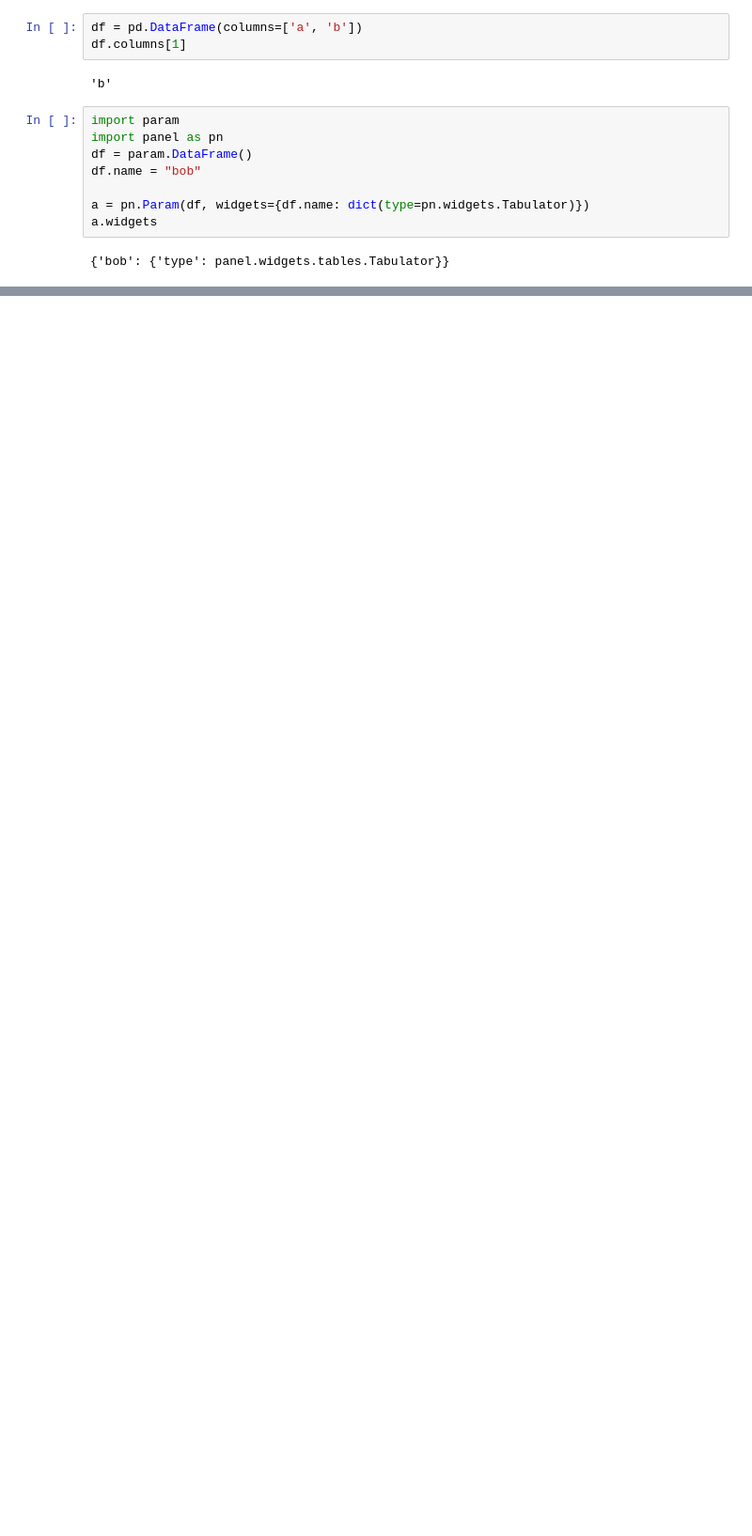
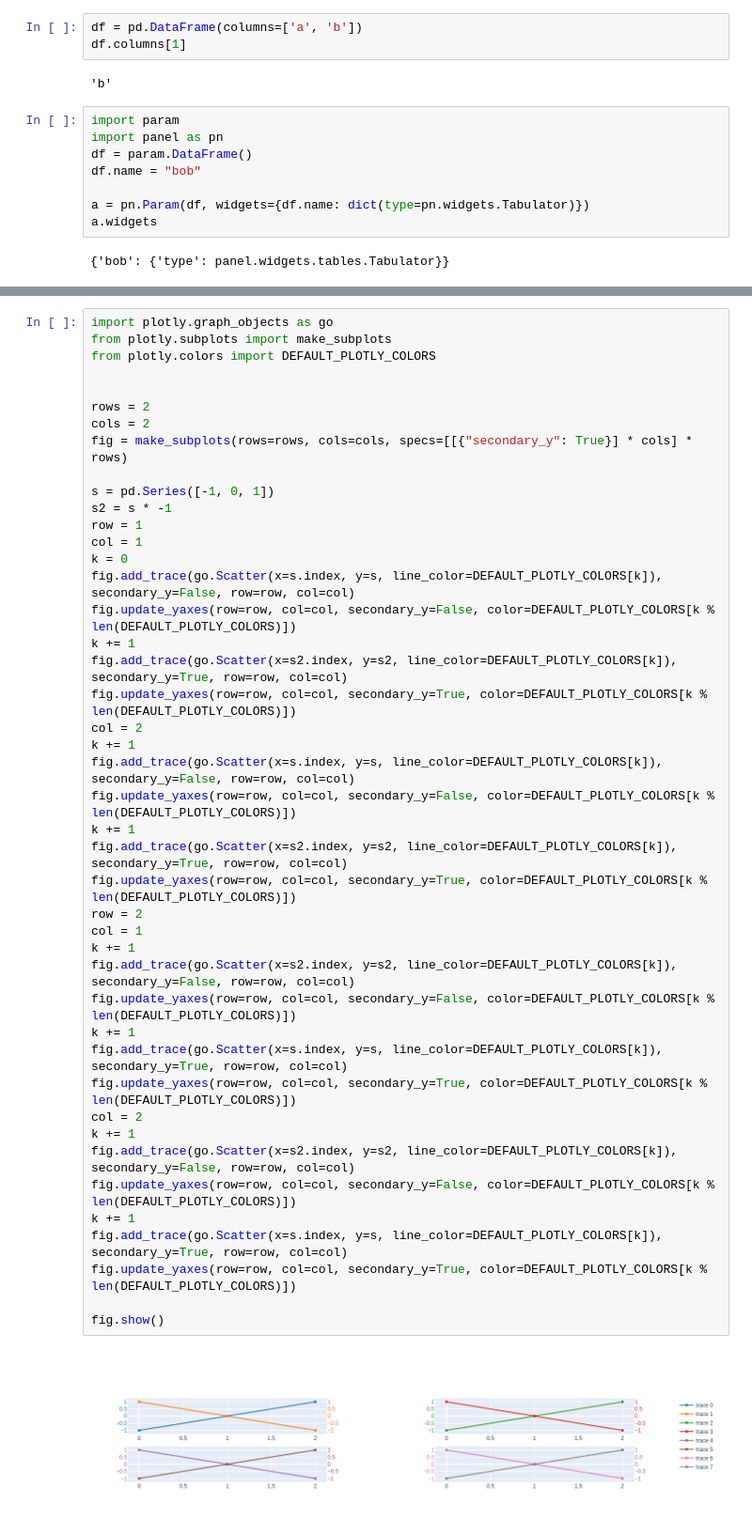
Before and after one commit to atantet/agri-notebooks, a Jupyter notebook: bilan_hydrique_observation_horaire.ipynb, the cells around one changed output, grey strips where cells are left out. Shown: that part at 94% size. Cells and saved outputs as stored; diff of their text form; blank space fills up the shorter version.

Commit message:
amélioration du plot météo couleurs

```diff
--- a/bilan_hydrique_observation_horaire.ipynb
+++ b/bilan_hydrique_observation_horaire.ipynb
@@ -81,0 +74,46 @@ False
+# %%
+import plotly.graph_objects as go
+from plotly.subplots import make_subplots
+from plotly.colors import DEFAULT_PLOTLY_COLORS
+
+
+rows = 2
+cols = 2
+fig = make_subplots(rows=rows, cols=cols, specs=[[{"secondary_y": True}] * cols] * rows)
+
+s = pd.Series([-1, 0, 1])
+s2 = s * -1
+row = 1
+col = 1
+k = 0
+fig.add_trace(go.Scatter(x=s.index, y=s, line_color=DEFAULT_PLOTLY_COLORS[k]), secondary_y=False, row=row, col=col)
+fig.update_yaxes(row=row, col=col, secondary_y=False, color=DEFAULT_PLOTLY_COLORS[k % len(DEFAULT_PLOTLY_COLORS)])
+k += 1
+fig.add_trace(go.Scatter(x=s2.index, y=s2, line_color=DEFAULT_PLOTLY_COLORS[k]), secondary_y=True, row=row, col=col)
+fig.update_yaxes(row=row, col=col, secondary_y=True, color=DEFAULT_PLOTLY_COLORS[k % len(DEFAULT_PLOTLY_COLORS)])
+col = 2
+k += 1
+fig.add_trace(go.Scatter(x=s.index, y=s, line_color=DEFAULT_PLOTLY_COLORS[k]), secondary_y=False, row=row, col=col)
+fig.update_yaxes(row=row, col=col, secondary_y=False, color=DEFAULT_PLOTLY_COLORS[k % len(DEFAULT_PLOTLY_COLORS)])
+k += 1
+fig.add_trace(go.Scatter(x=s2.index, y=s2, line_color=DEFAULT_PLOTLY_COLORS[k]), secondary_y=True, row=row, col=col)
+fig.update_yaxes(row=row, col=col, secondary_y=True, color=DEFAULT_PLOTLY_COLORS[k % len(DEFAULT_PLOTLY_COLORS)])
+row = 2
+col = 1
+k += 1
+fig.add_trace(go.Scatter(x=s2.index, y=s2, line_color=DEFAULT_PLOTLY_COLORS[k]), secondary_y=False, row=row, col=col)
+fig.update_yaxes(row=row, col=col, secondary_y=False, color=DEFAULT_PLOTLY_COLORS[k % len(DEFAULT_PLOTLY_COLORS)])
+k += 1
+fig.add_trace(go.Scatter(x=s.index, y=s, line_color=DEFAULT_PLOTLY_COLORS[k]), secondary_y=True, row=row, col=col)
+fig.update_yaxes(row=row, col=col, secondary_y=True, color=DEFAULT_PLOTLY_COLORS[k % len(DEFAULT_PLOTLY_COLORS)])
+col = 2
+k += 1
+fig.add_trace(go.Scatter(x=s2.index, y=s2, line_color=DEFAULT_PLOTLY_COLORS[k]), secondary_y=False, row=row, col=col)
+fig.update_yaxes(row=row, col=col, secondary_y=False, color=DEFAULT_PLOTLY_COLORS[k % len(DEFAULT_PLOTLY_COLORS)])
+k += 1
+fig.add_trace(go.Scatter(x=s.index, y=s, line_color=DEFAULT_PLOTLY_COLORS[k]), secondary_y=True, row=row, col=col)
+fig.update_yaxes(row=row, col=col, secondary_y=True, color=DEFAULT_PLOTLY_COLORS[k % len(DEFAULT_PLOTLY_COLORS)])
+
+fig.show()
+# %% [output]
+[figure, added]
```
Also changed, not shown: parts of 4 cells of this notebook, 2 other files.
